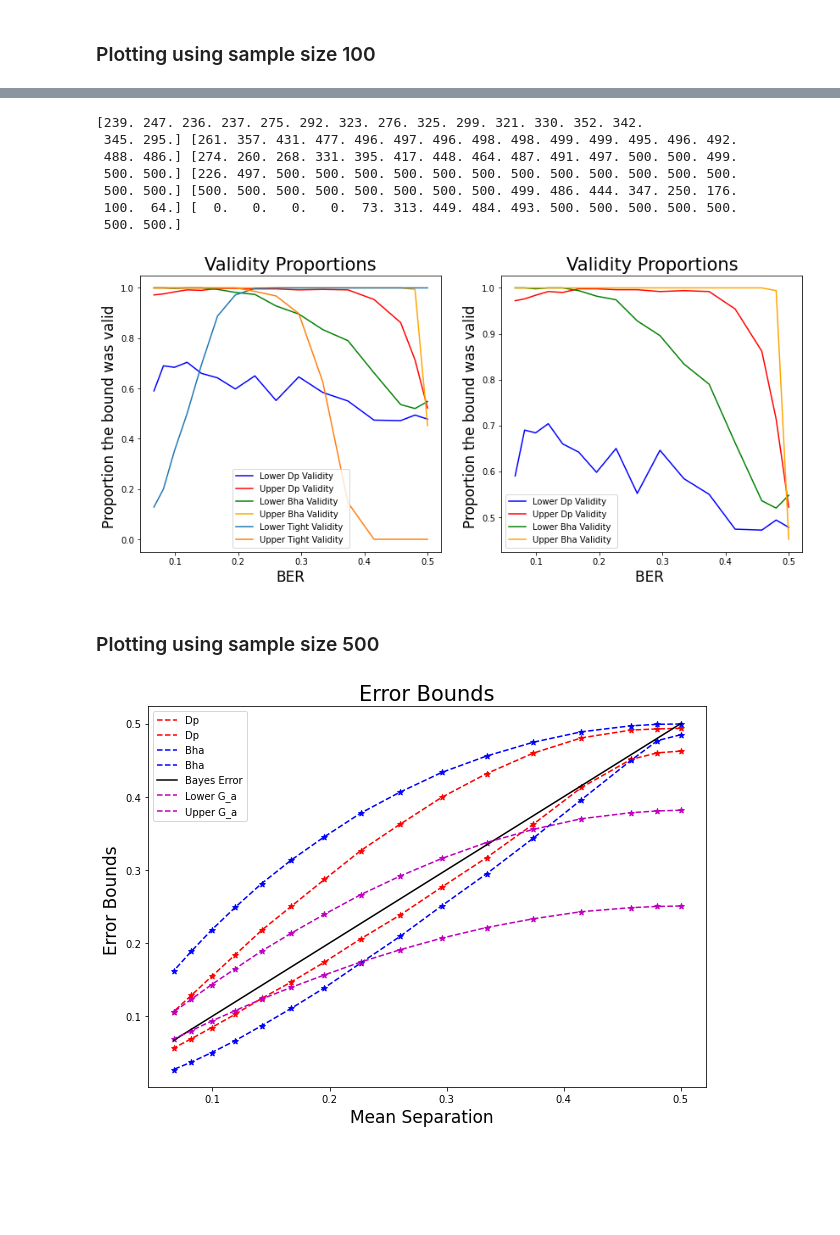
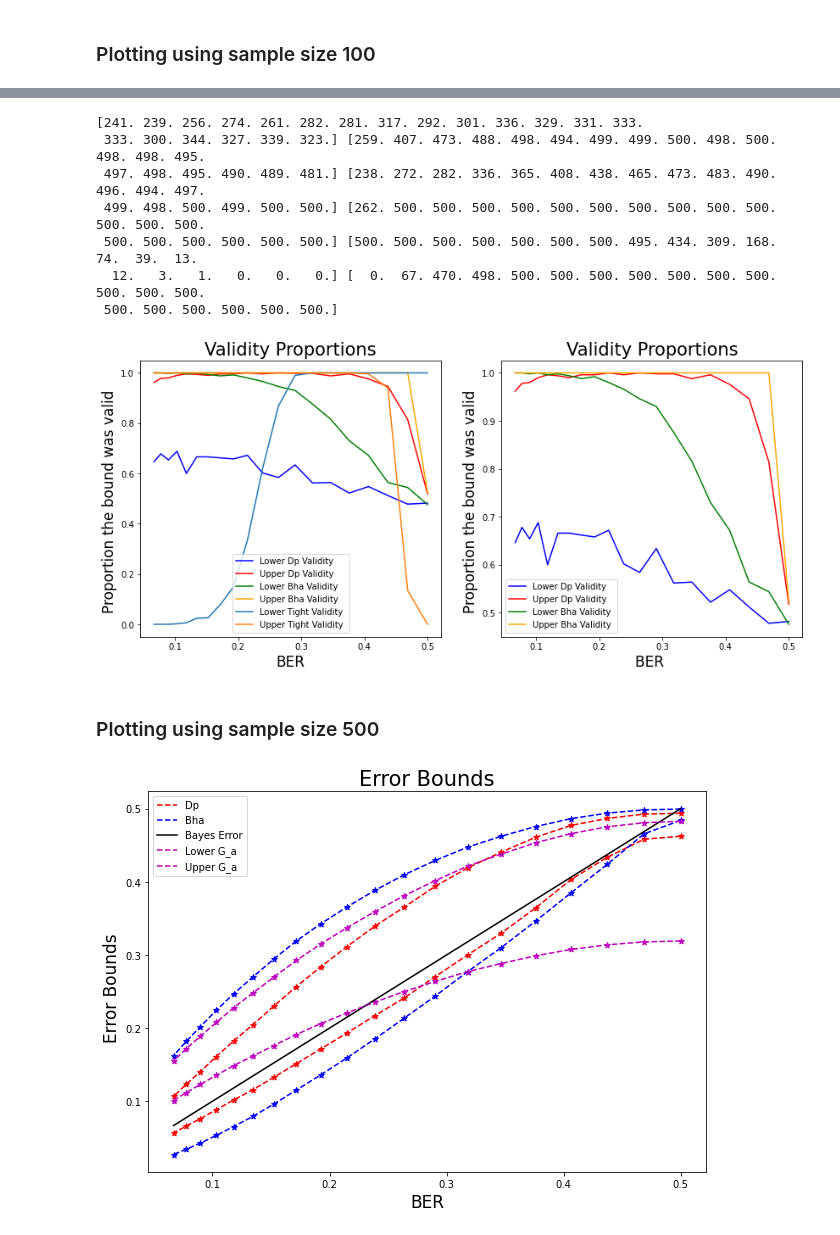
Before and after one commit to rj-may/BER_Bounds_Eval, a Jupyter notebook: plots/mean_sep_BER_PLOTS.ipynb, the cells around one changed output, grey strips where cells are left out. Drawn from its saved outputs; the diff is of its cells as text; code cells hidden in the pictures; blank space fills up the shorter version.

Commit message:
Lots of plots

```diff
--- a/plots/mean_sep_BER_PLOTS.ipynb
+++ b/plots/mean_sep_BER_PLOTS.ipynb
@@ -39,9 +41,9 @@ Updated Directory: /mnt/c/users/rjmay/code/research_ms
 # %%
 from modules.multi_bounds import bounds_class
 # %%
-mean_sep = np.linspace(0, 3, 15 , endpoint = True)
+mean_sep = np.linspace(0, 3,20 , endpoint = True)
 
-mean_sep = np.insert(mean_sep, 1, .1)
+# mean_sep = np.insert(mean_sep, 1, .1)
 # mean_sep = np.linspace(.05, 3, 2 , endpoint = True)
 
 mean_sep
@@ -78,6 +80,8 @@ else:
         sample_size= 100
         n0, n1 = sample_size, sample_size
 
+        k = int(np.sqrt(sample_size))
+        tight_params = [4, k ]
 
 
         params1  = [mean1, covariance1, n0]
@@ -88,6 +92,10 @@ else:
         bound_obj_lst.append(bounds)
 
         sample_size= 500
+
+        k = int(np.sqrt(sample_size))
+        tight_params = [4, k ]
+
         n0, n1 = sample_size, sample_size
         params1  = [mean1, covariance1, n0]
         params2  = [mean2, covariance2, n1]
@@ -157,7 +150,7 @@ exact = []
 
 for i in mean_sep:
     dx = 0.001
-    x = np.arange(-5, 5 + dx, dx)
+    x = np.arange(-5, 8 + dx, dx)
 
     f0 = np.exp(-0.5 * (x - 0)**2) / np.sqrt(2 * np.pi)
     f1 = np.exp(-0.5 * (x - i)**2) / np.sqrt(2 * np.pi)
@@ -263,13 +256,13 @@ for i in range(len(mean_sep)):
 # %%
 print(validity_dp_l,  validity_dp_u, validity_Bha_l, validity_Bha_u, validity_tight_l, validity_tight_u )
 # %% [output]
-[239. 247. 236. 237. 275. 292. 323. 276. 325. 299. 321. 330. 352. 342.
- 345. 295.] [261. 357. 431. 477. 496. 497. 496. 498. 498. 499. 499. 495. 496. 492.
- 488. 486.] [274. 260. 268. 331. 395. 417. 448. 464. 487. 491. 497. 500. 500. 499.
- 500. 500.] [226. 497. 500. 500. 500. 500. 500. 500. 500. 500. 500. 500. 500. 500.
- 500. 500.] [500. 500. 500. 500. 500. 500. 500. 500. 499. 486. 444. 347. 250. 176.
- 100.  64.] [  0.   0.   0.   0.  73. 313. 449. 484. 493. 500. 500. 500. 500. 500.
- 500. 500.]
+[241. 239. 256. 274. 261. 282. 281. 317. 292. 301. 336. 329. 331. 333.
+ 333. 300. 344. 327. 339. 323.] [259. 407. 473. 488. 498. 494. 499. 499. 500. 498. 500. 498. 498. 495.
+ 497. 498. 495. 490. 489. 481.] [238. 272. 282. 336. 365. 408. 438. 465. 473. 483. 490. 496. 494. 497.
+ 499. 498. 500. 499. 500. 500.] [262. 500. 500. 500. 500. 500. 500. 500. 500. 500. 500. 500. 500. 500.
+ 500. 500. 500. 500. 500. 500.] [500. 500. 500. 500. 500. 500. 500. 495. 434. 309. 168.  74.  39.  13.
+  12.   3.   1.   0.   0.   0.] [  0.  67. 470. 498. 500. 500. 500. 500. 500. 500. 500. 500. 500. 500.
+ 500. 500. 500. 500. 500. 500.]
 # %%
 fs =17
 
@@ -289,12 +282,12 @@ ax.plot(exact, validity_Bha_u/ MC_num, 'orange', label='Upper Bha Validity ')
 
 ax.plot(exact, validity_tight_l/ MC_num, label='Lower Tight Validity ')
 ax.plot(exact, validity_tight_u/ MC_num,  label='Upper Tight Validity ')
-# ax.set_xticks(sample_sizes)
 
 ax.set_xlabel("BER", fontsize = fs)
 ax.set_ylabel("Proportion the bound was valid ", fontsize=fs)
 ax.set_title("Validity Proportions" , fontsize = fs +4)
 ax.legend()
+
 
 
 ax = axes[1]
@@ -323,7 +316,7 @@ ax.legend()
 # plt.savefig("proportions.png",facecolor=(1,1,1,1))
 plt.show()
 # %% [output]
-[figure, old version]
+[figure, new version]
 # %% [markdown]
 ### Plotting using sample size 500
 # %%
@@ -351,38 +344,39 @@ for obj in bound_obj_lst2:
 # %%
 fs =17
 fig = plt.figure(figsize=(10, 7))
 ax = fig.add_subplot(111)
 
 
 ax.plot(exact, dp_l, 'r--', label='Dp')
-ax.plot(exact, dp_u, 'r--', label='Dp')
+ax.plot(exact, dp_u, 'r--')
 
 ax.scatter(exact, dp_l, color='r', marker='*')
 ax.scatter(exact, dp_u, color ='r', marker ='*' )
 
 ax.plot(exact, Bha_l, 'b--', label='Bha')
-ax.plot(exact, Bha_u, 'b--', label='Bha')
+ax.plot(exact, Bha_u, 'b--')
 ax.scatter(exact, Bha_u, color='b', marker='*')
 ax.scatter(exact, Bha_l, color ='b', marker ='*' )
 
 
 ax.plot(exact, exact, 'k', label='Bayes Error')
 
 ax.plot(exact, tight_l, 'm--', label='Lower G_a')
 ax.plot(exact, tight_u, 'm--', label='Upper G_a')
 ax.scatter(exact, tight_l, color='m', marker='*')
 ax.scatter(exact, tight_u, color ='m', marker ='*' )
 
+# ax.set_xticks(np.linspace(0,.5, 6))
 
-ax.set_xlabel("Mean Separation  ", fontsize = fs)
-ax.set_ylabel("Error Bounds ", fontsize=fs)
+ax.set_xlabel("BER", fontsize = fs)
+ax.set_ylabel("Error Bounds  ", fontsize=fs)
 ax.set_title("Error Bounds", fontsize = fs +4)
 ax.legend()
 # plt.savefig("bounds.png",facecolor=(1,1,1,1))
 
 plt.show()
 # %% [output]
-[figure, old version]
+[figure, new version]
 # %%
 validity_dp_l = np.zeros(len(mean_sep))
 validity_dp_u = np.zeros(len(mean_sep))
```
Also changed, not shown: parts of 7 cells of this notebook, 4 other files.
